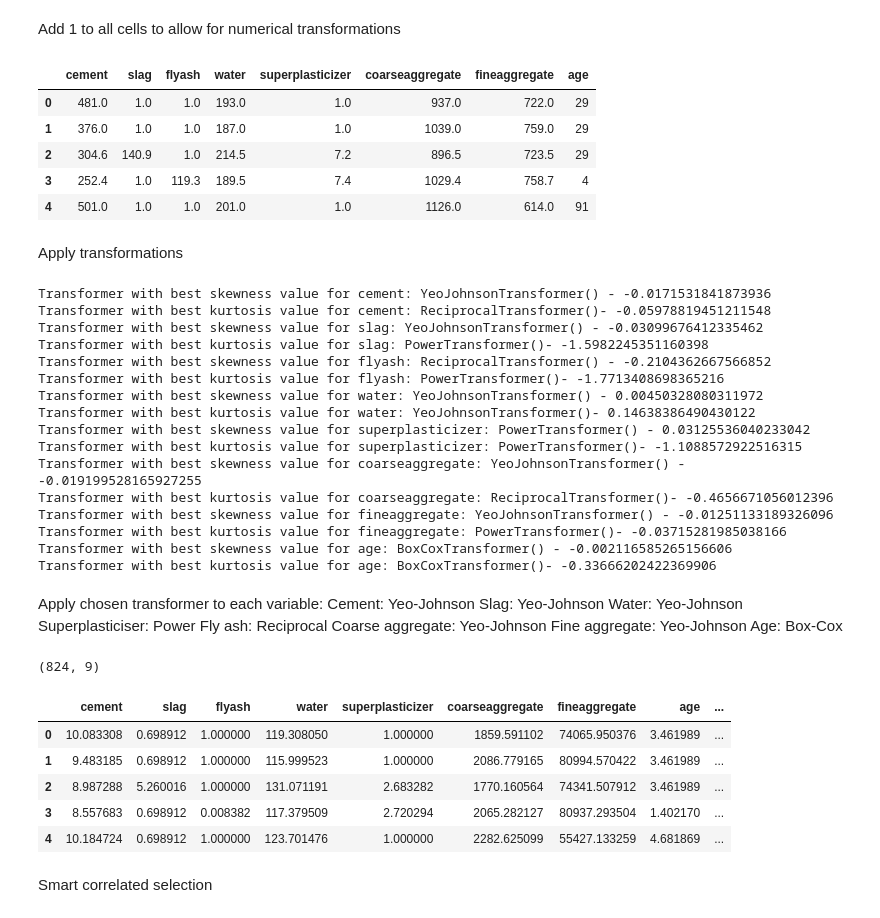
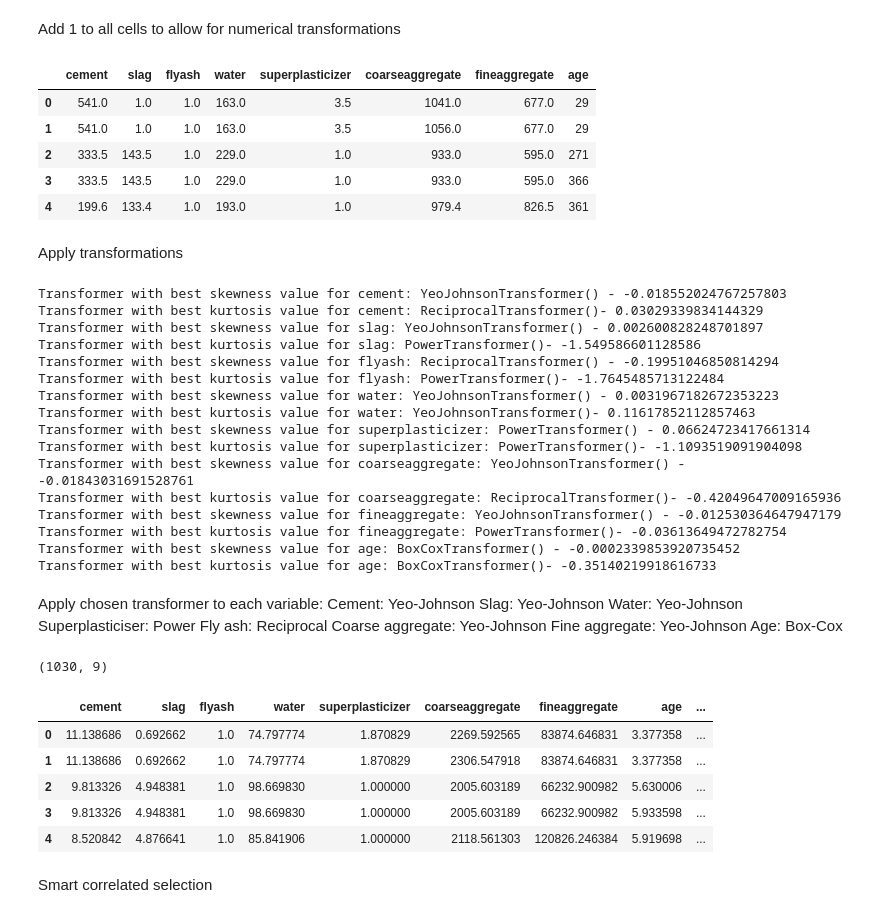
Before and after one commit to Dante-Cadiz/concrete-strength, a Jupyter notebook: jupyter_notebooks/FeatureEngineering.ipynb, the cells around one changed output. Drawn from its saved outputs; the diff is of its cells as text; code cells hidden in the pictures.

```diff
--- a/jupyter_notebooks/FeatureEngineering.ipynb
+++ b/jupyter_notebooks/FeatureEngineering.ipynb
@@ -42,7 +42,7 @@ current_dir
 ## Load dataset with target feature of concrete strength dropped
 # %%
 import pandas as pd
-df_train = pd.read_csv("outputs/datasets/cleaned/TrainSetCleaned.csv").drop(['csMPa'], axis=1)
-df_train.head(3)
+df_new = pd.read_csv("inputs/datasets/raw/Concrete_Data_Yeh.csv").drop(['csMPa'], axis=1)
+df_new.head(3)
 # %% [output]
 |  | cement | slag | flyash | water | superplasticizer | coarseaggregate | fineaggregate | age |
@@ -100,15 +92,15 @@ Numerical Variable Transformations - Log transformer, power transformer, recipro
 # %% [markdown]
 Add 1 to all cells to allow for numerical transformations
 # %%
-df_plus_one = df_train.apply(lambda x : x+1)
+df_plus_one = df_new.apply(lambda x : x+1)
 df_plus_one.head()
 # %% [output]
 |  | cement | slag | flyash | water | superplasticizer | coarseaggregate | fineaggregate | age |
-| 0 | 481.0 | 1.0 | 1.0 | 193.0 | 1.0 | 937.0 | 722.0 | 29 |
-| 1 | 376.0 | 1.0 | 1.0 | 187.0 | 1.0 | 1039.0 | 759.0 | 29 |
-| 2 | 304.6 | 140.9 | 1.0 | 214.5 | 7.2 | 896.5 | 723.5 | 29 |
-| 3 | 252.4 | 1.0 | 119.3 | 189.5 | 7.4 | 1029.4 | 758.7 | 4 |
-| 4 | 501.0 | 1.0 | 1.0 | 201.0 | 1.0 | 1126.0 | 614.0 | 91 |
+| 0 | 541.0 | 1.0 | 1.0 | 163.0 | 3.5 | 1041.0 | 677.0 | 29 |
+| 1 | 541.0 | 1.0 | 1.0 | 163.0 | 3.5 | 1056.0 | 677.0 | 29 |
+| 2 | 333.5 | 143.5 | 1.0 | 229.0 | 1.0 | 933.0 | 595.0 | 271 |
+| 3 | 333.5 | 143.5 | 1.0 | 229.0 | 1.0 | 933.0 | 595.0 | 366 |
+| 4 | 199.6 | 133.4 | 1.0 | 193.0 | 1.0 | 979.4 | 826.5 | 361 |
 # %% [markdown]
 Apply transformations
 # %%
@@ -144,22 +136,22 @@ transformers_list = ((
 
 feature_engineering_methods(df = df_plus_one, transformers = transformers_list)
 # %% [output]
-Transformer with best skewness value for cement: YeoJohnsonTransformer() - -0.0171531841873936
-Transformer with best kurtosis value for cement: ReciprocalTransformer()- -0.05978819451211548
-Transformer with best skewness value for slag: YeoJohnsonTransformer() - -0.03099676412335462
-Transformer with best kurtosis value for slag: PowerTransformer()- -1.5982245351160398
-Transformer with best skewness value for flyash: ReciprocalTransformer() - -0.2104362667566852
-Transformer with best kurtosis value for flyash: PowerTransformer()- -1.7713408698365216
-Transformer with best skewness value for water: YeoJohnsonTransformer() - 0.00450328080311972
-Transformer with best kurtosis value for water: YeoJohnsonTransformer()- 0.14638386490430122
-Transformer with best skewness value for superplasticizer: PowerTransformer() - 0.03125536040233042
-Transformer with best kurtosis value for superplasticizer: PowerTransformer()- -1.1088572922516315
-Transformer with best skewness value for coarseaggregate: YeoJohnsonTransformer() - -0.019199528165927255
-Transformer with best kurtosis value for coarseaggregate: ReciprocalTransformer()- -0.4656671056012396
-Transformer with best skewness value for fineaggregate: YeoJohnsonTransformer() - -0.01251133189326096
-Transformer with best kurtosis value for fineaggregate: PowerTransformer()- -0.03715281985038166
-Transformer with best skewness value for age: BoxCoxTransformer() - -0.002116585265156606
-Transformer with best kurtosis value for age: BoxCoxTransformer()- -0.33666202422369906
+Transformer with best skewness value for cement: YeoJohnsonTransformer() - -0.018552024767257803
+Transformer with best kurtosis value for cement: ReciprocalTransformer()- 0.03029339834144329
+Transformer with best skewness value for slag: YeoJohnsonTransformer() - 0.002600828248701897
+Transformer with best kurtosis value for slag: PowerTransformer()- -1.549586601128586
+Transformer with best skewness value for flyash: ReciprocalTransformer() - -0.19951046850814294
+Transformer with best kurtosis value for flyash: PowerTransformer()- -1.7645485713122484
+Transformer with best skewness value for water: YeoJohnsonTransformer() - 0.0031967182672353223
+Transformer with best kurtosis value for water: YeoJohnsonTransformer()- 0.11617852112857463
+Transformer with best skewness value for superplasticizer: PowerTransformer() - 0.06624723417661314
+Transformer with best kurtosis value for superplasticizer: PowerTransformer()- -1.1093519091904098
+Transformer with best skewness value for coarseaggregate: YeoJohnsonTransformer() - -0.01843031691528761
+Transformer with best kurtosis value for coarseaggregate: ReciprocalTransformer()- -0.42049647009165936
+Transformer with best skewness value for fineaggregate: YeoJohnsonTransformer() - -0.012530364647947179
+Transformer with best kurtosis value for fineaggregate: PowerTransformer()- -0.03613649472782754
+Transformer with best skewness value for age: BoxCoxTransformer() - -0.0002339853920735452
+Transformer with best kurtosis value for age: BoxCoxTransformer()- -0.35140219918616733
 # %% [markdown]
 Apply chosen transformer to each variable:
 Cement: Yeo-Johnson
@@ -196,13 +188,13 @@ df_engineering['csMPa'] = pd.read_csv("outputs/datasets/cleaned/TrainSetCleaned.
 print(df_engineering.shape)
 df_engineering.head()
 # %% [output]
-(824, 9)
+(1030, 9)
 |  | cement | slag | flyash | water | superplasticizer | coarseaggregate | fineaggregate | age | ... |
-| 0 | 10.083308 | 0.698912 | 1.000000 | 119.308050 | 1.000000 | 1859.591102 | 74065.950376 | 3.461989 | ... |
-| 1 | 9.483185 | 0.698912 | 1.000000 | 115.999523 | 1.000000 | 2086.779165 | 80994.570422 | 3.461989 | ... |
-| 2 | 8.987288 | 5.260016 | 1.000000 | 131.071191 | 2.683282 | 1770.160564 | 74341.507912 | 3.461989 | ... |
-| 3 | 8.557683 | 0.698912 | 0.008382 | 117.379509 | 2.720294 | 2065.282127 | 80937.293504 | 1.402170 | ... |
-| 4 | 10.184724 | 0.698912 | 1.000000 | 123.701476 | 1.000000 | 2282.625099 | 55427.133259 | 4.681869 | ... |
+| 0 | 11.138686 | 0.692662 | 1.0 | 74.797774 | 1.870829 | 2269.592565 | 83874.646831 | 3.377358 | ... |
+| 1 | 11.138686 | 0.692662 | 1.0 | 74.797774 | 1.870829 | 2306.547918 | 83874.646831 | 3.377358 | ... |
+| 2 | 9.813326 | 4.948381 | 1.0 | 98.669830 | 1.000000 | 2005.603189 | 66232.900982 | 5.630006 | ... |
+| 3 | 9.813326 | 4.948381 | 1.0 | 98.669830 | 1.000000 | 2005.603189 | 66232.900982 | 5.933598 | ... |
+| 4 | 8.520842 | 4.876641 | 1.0 | 85.841906 | 1.000000 | 2118.561303 | 120826.246384 | 5.919698 | ... |
 # %% [markdown]
 Smart correlated selection
 # %%
```
Also changed, not shown: parts of 10 cells of this notebook, 2 other files.
